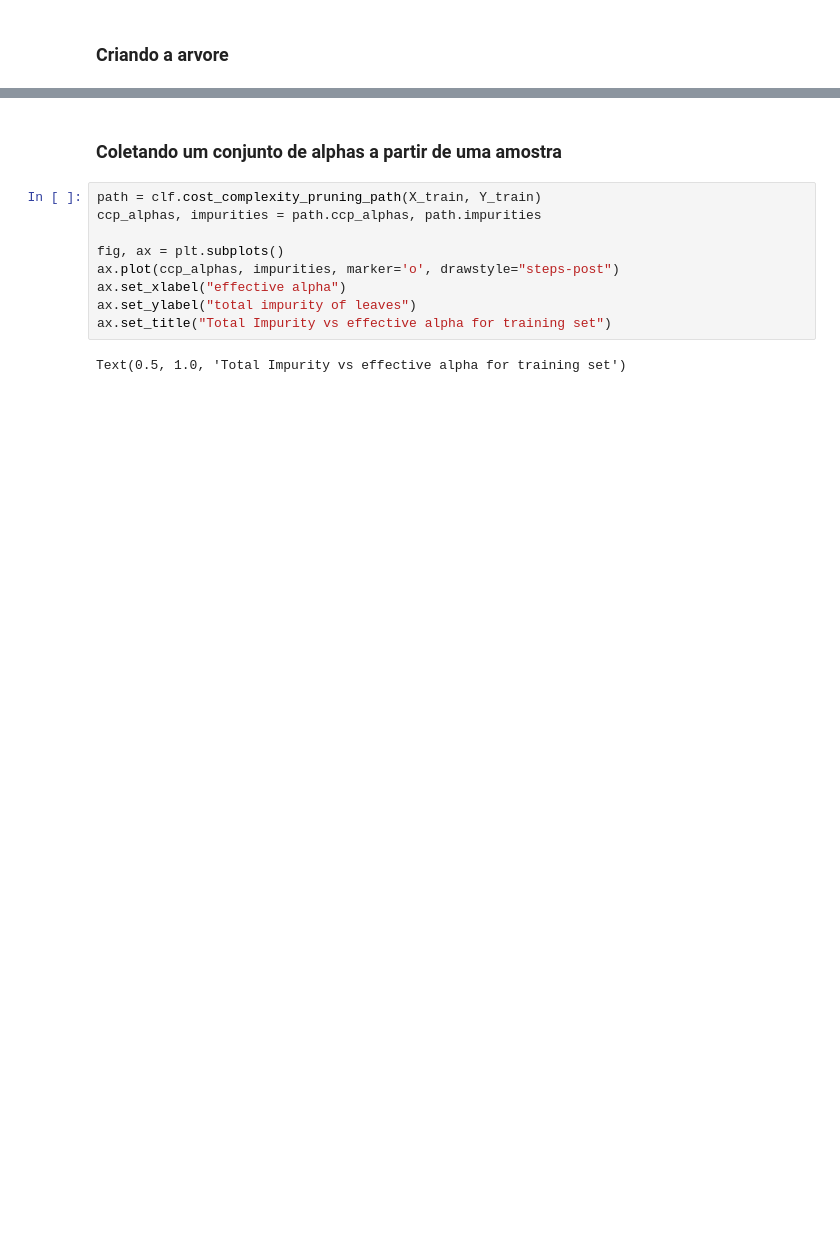
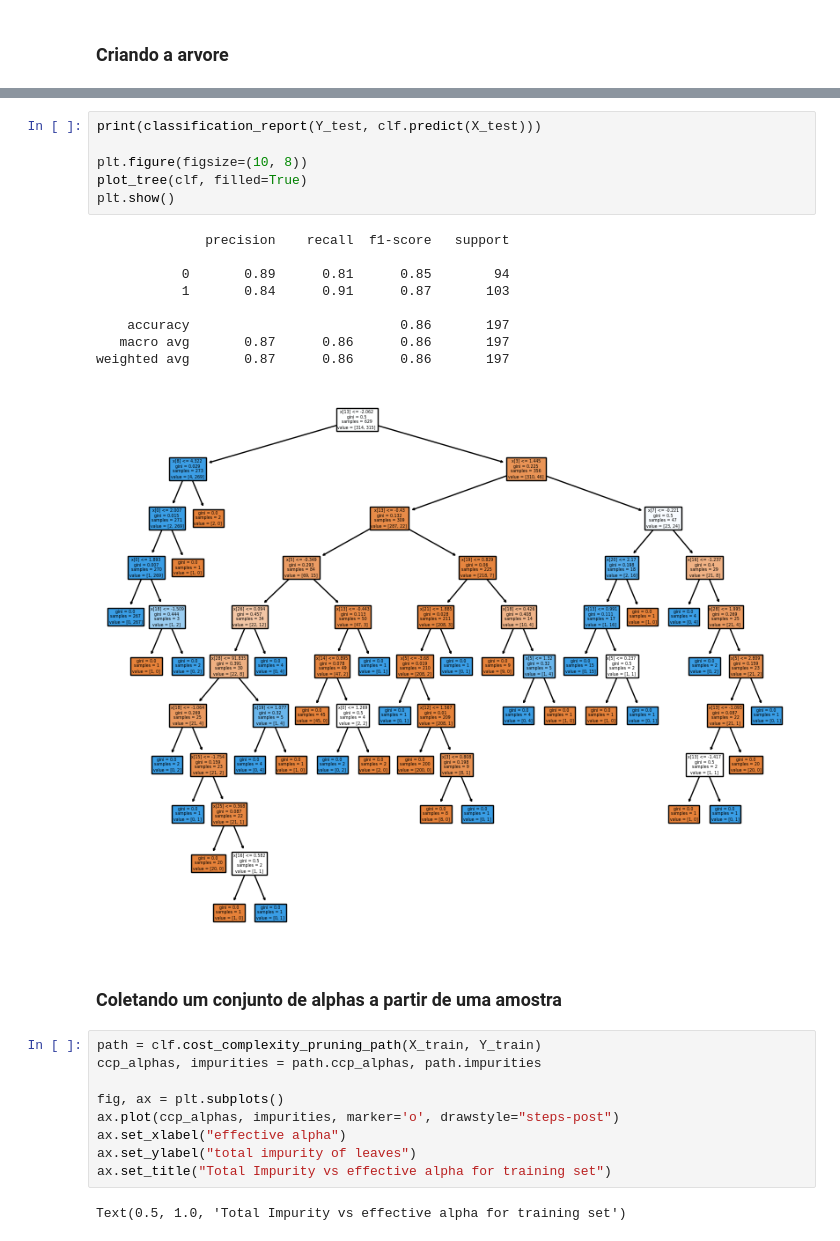
Before and after one commit to HodricVieira/Reconhecimento-de-digitos-ML-2023.2, a Jupyter notebook: Projeto 2.1/arvore_credito.ipynb, the cells around one changed output, grey strips where cells are left out. Cells and saved outputs as stored; diff of their text form; blank space fills up the shorter version.

```diff
--- a/Projeto 2.1/arvore_credito.ipynb
+++ b/Projeto 2.1/arvore_credito.ipynb
@@ -95,3 +95,19 @@ weighted avg       0.98      0.98      0.98      2099
+# %%
+print(classification_report(Y_test, clf.predict(X_test)))
+
+plt.figure(figsize=(10, 8))
+plot_tree(clf, filled=True)
+plt.show()
+# %% [output]
+              precision    recall  f1-score   support
+
+           0       0.89      0.81      0.85        94
+           1       0.84      0.91      0.87       103
+
+    accuracy                           0.86       197
+   macro avg       0.87      0.86      0.86       197
+weighted avg       0.87      0.86      0.86       197
+[figure, added]
 # %% [markdown]
 ### Coletando um conjunto de alphas a partir de uma amostra
 # %%
```
Also changed, not shown: parts of 9 cells of this notebook, 2 other files.
